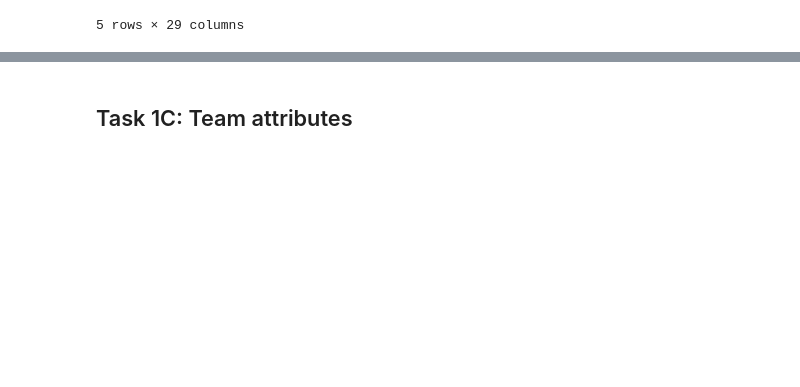
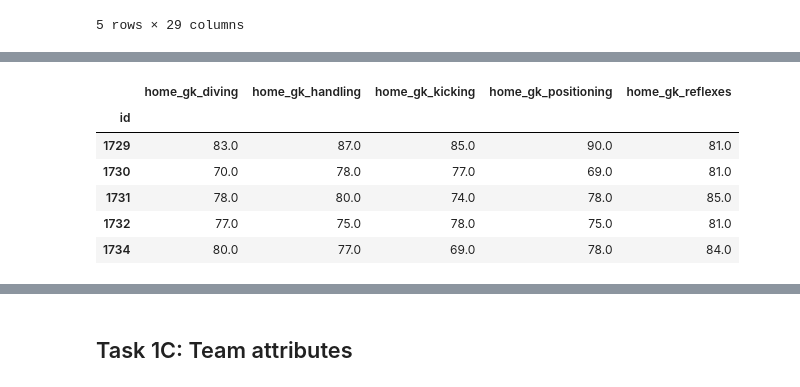
Before and after one commit to amrawadk/football-data-analysis, a Jupyter notebook: build_database.ipynb, the cells around one changed output, grey strips where cells are left out. Cells and saved outputs as stored; diff of their text form; code cells hidden in the pictures; blank space fills up the shorter version.

```diff
--- a/build_database.ipynb
+++ b/build_database.ipynb
@@ -317,0 +345,22 @@ df[[f'away_{attrib}' for attrib in player_attribs]].head(5)
+# %%
+# Load GK attributes for home team
+def get_latest_attribute_idx(gk, col_name):
+    earlier_dates = gk_attrib.loc[(gk_attrib['player_api_id'] == gk[col_name])
+                                      & (gk_attrib['date'] < pd.to_datetime(gk['date']))]
+    return earlier_dates[earlier_dates['date'] == earlier_dates['date'].max()].index[0]
+
+gk_attributes = ['gk_diving', 'gk_handling', 'gk_kicking', 'gk_positioning', 'gk_reflexes']
+
+for attrib in gk_attributes:
+    df[f'home_{attrib}'] = df[['date', 'home_player_1']].apply(lambda s: get_latest_attribute_idx(s, 'home_player_1'), axis=1) \
+                             .replace(to_replace=index_list, value=gk_attrib[attrib].tolist())
+
+df[[f'home_{attrib}' for attrib in gk_attributes]].head(5)
+# %% [output]
+|  | home_gk_diving | home_gk_handling | home_gk_kicking | home_gk_positioning | home_gk_reflexes |
+| id |  |  |  |  |  |
+| 1729 | 83.0 | 87.0 | 85.0 | 90.0 | 81.0 |
+| 1730 | 70.0 | 78.0 | 77.0 | 69.0 | 81.0 |
+| 1731 | 78.0 | 80.0 | 74.0 | 78.0 | 85.0 |
+| 1732 | 77.0 | 75.0 | 78.0 | 75.0 | 81.0 |
+| 1734 | 80.0 | 77.0 | 69.0 | 78.0 | 84.0 |
```
Also changed, not shown: parts of 5 cells of this notebook.
